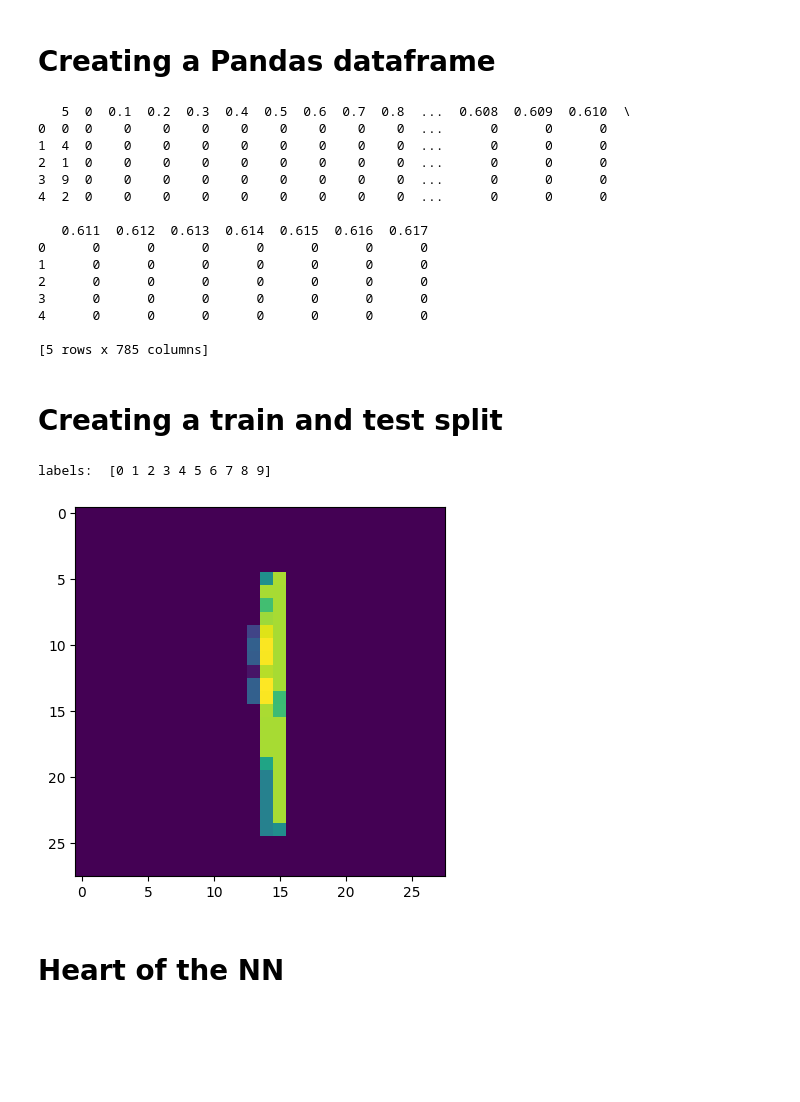
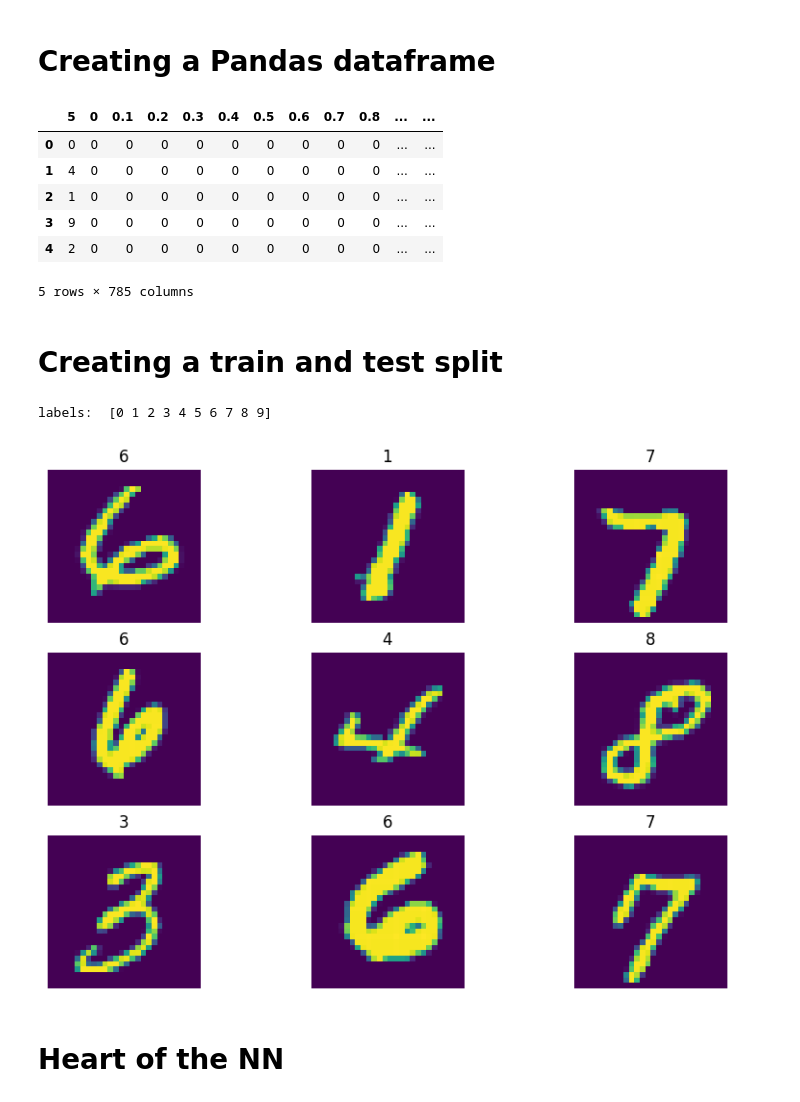
Before and after one commit to abduIbari/MNIST-neuralnetwork, a Jupyter notebook: MNIST.ipynb, the cells around one changed output. Saved outputs shown, nothing was run; the diff lists cells and outputs as text; code cells hidden in the pictures; blank space fills up the shorter version.

```diff
--- a/MNIST.ipynb
+++ b/MNIST.ipynb
@@ -8,23 +8,15 @@ import matplotlib.pyplot as plt
 training_data = pd.read_csv('/Users/abdulbari/Downloads/MNIST_CSV/mnist_train.csv')
 testing_data = pd.read_csv('/Users/abdulbari/Downloads/MNIST_CSV/mnist_test.csv')
 
-print(training_data.head())
+training_data.head()
 # %% [output]
+|  | 5 | 0 | 0.1 | 0.2 | 0.3 | 0.4 | 0.5 | 0.6 | 0.7 | 0.8 | ... | ... |
+| 0 | 0 | 0 | 0 | 0 | 0 | 0 | 0 | 0 | 0 | 0 | ... | ... |
+| 1 | 4 | 0 | 0 | 0 | 0 | 0 | 0 | 0 | 0 | 0 | ... | ... |
+| 2 | 1 | 0 | 0 | 0 | 0 | 0 | 0 | 0 | 0 | 0 | ... | ... |
+| 3 | 9 | 0 | 0 | 0 | 0 | 0 | 0 | 0 | 0 | 0 | ... | ... |
+| 4 | 2 | 0 | 0 | 0 | 0 | 0 | 0 | 0 | 0 | 0 | ... | ... |
-   5  0  0.1  0.2  0.3  0.4  0.5  0.6  0.7  0.8  ...  0.608  0.609  0.610  \
-0  0  0    0    0    0    0    0    0    0    0  ...      0      0      0
-1  4  0    0    0    0    0    0    0    0    0  ...      0      0      0
-2  1  0    0    0    0    0    0    0    0    0  ...      0      0      0
-3  9  0    0    0    0    0    0    0    0    0  ...      0      0      0
-4  2  0    0    0    0    0    0    0    0    0  ...      0      0      0
-
-   0.611  0.612  0.613  0.614  0.615  0.616  0.617
-0      0      0      0      0      0      0      0
-1      0      0      0      0      0      0      0
-2      0      0      0      0      0      0      0
-3      0      0      0      0      0      0      0
-4      0      0      0      0      0      0      0
-
-[5 rows x 785 columns]
+5 rows × 785 columns
 # %% [markdown]
 # Creating a train and test split
 # %%
@@ -53,12 +45,27 @@ def show_image(index, X):
     current_image = X[:,index]
     current_image = current_image.reshape(28,28)
     plt.imshow(current_image)
+    plt.axis(False)
     plt.show()
-
-show_image(449, X_train)
 # %% [output]
 labels:  [0 1 2 3 4 5 6 7 8 9]
-[figure, removed]
+# %%
+import random
+
+def view_data():
+  plt.figure(figsize=(10, 7))
+
+  for i in range(9):
+    ax = plt.subplot(3, 3, i+1)
+    rand_index = random.choice(range(len(X_train)))
+    image = np.reshape(X_train[:, rand_index], (28, 28))
+    plt.imshow(image)
+    plt.title(y_train[rand_index])
+    plt.axis(False)
+
+view_data()
+# %% [output]
+[figure, added]
 # %% [markdown]
 # Heart of the NN
 # %%
```
Also changed, not shown: parts of 17 cells of this notebook.
